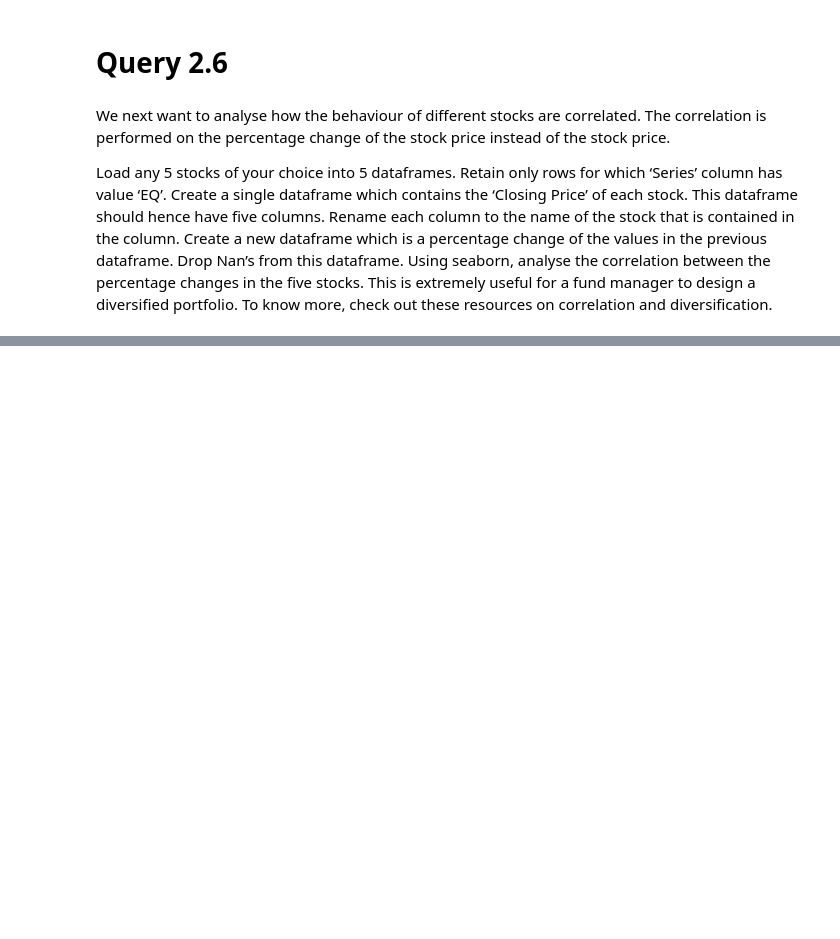
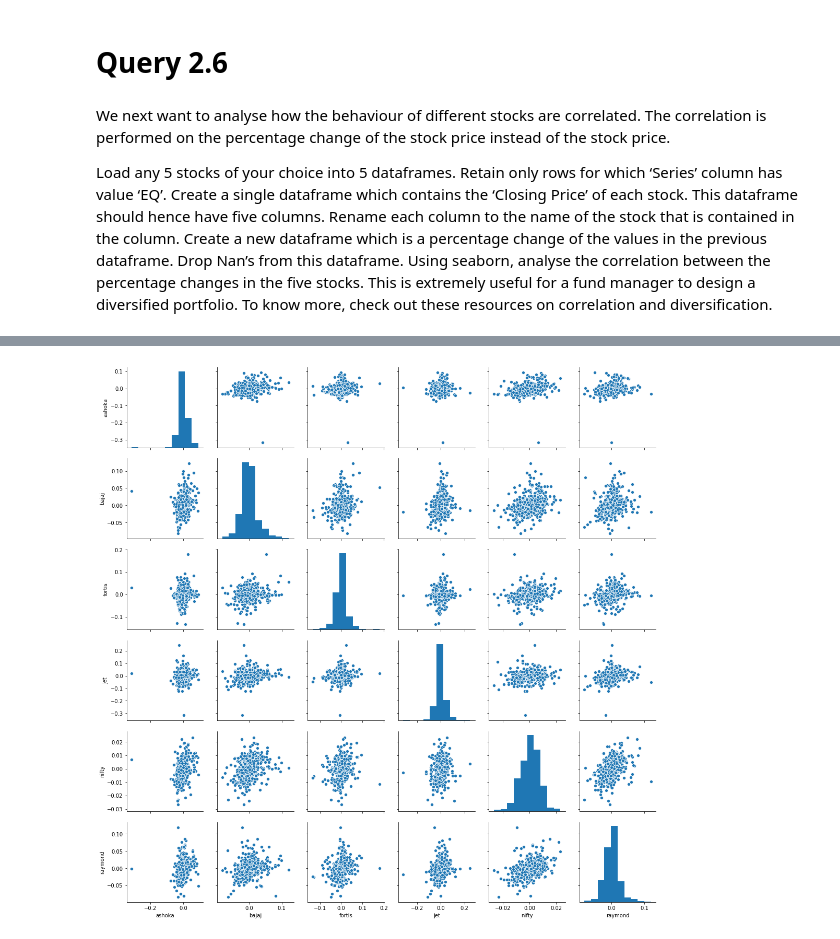
Before and after one commit to abhidahiya23/Aicte_Program, a Jupyter notebook: Module 2/Module 2- Plotting in Financial Markets.ipynb, the cells around one changed output, grey strips where cells are left out. Saved outputs shown, nothing was run; the diff lists cells and outputs as text; code cells hidden in the pictures; blank space fills up the shorter version.

```diff
--- a/Module 2/Module 2- Plotting in Financial Markets.ipynb
+++ b/Module 2/Module 2- Plotting in Financial Markets.ipynb
@@ -150,0 +212,17 @@ Using seaborn, analyse the correlation between the percentage changes in the fiv
+# %%
+my_dict = {'fortis': [ix for ix in fortis['Close Price']],
+           'bajaj': [ix for ix in bajaj['Close Price']],
+           'ashoka': [ix for ix in ashoka['Close Price']],
+           'jet': [ix for ix in jet['Close Price']],
+           'raymond': [ix for ix in raymond['Close Price']],
+           'nifty': [ix for ix in nifty['Close']],
+          }
+# %%
+# Dataframe having all columns of close price
+cp =pd.DataFrame(my_dict)
+# %%
+# percent cahnge in values
+per_cp = cp.pct_change()
+# %%
+# Removing NaN values
+per_cp = per_cp.dropna()
@@ -150,0 +232,4 @@ Using seaborn, analyse the correlation between the percentage changes in the fiv
+# %%
+final_plt = sns.pairplot(per_cp)
+# %% [output]
+[figure, added]
```
Also changed, not shown: parts of 24 cells of this notebook, 27 other files.
